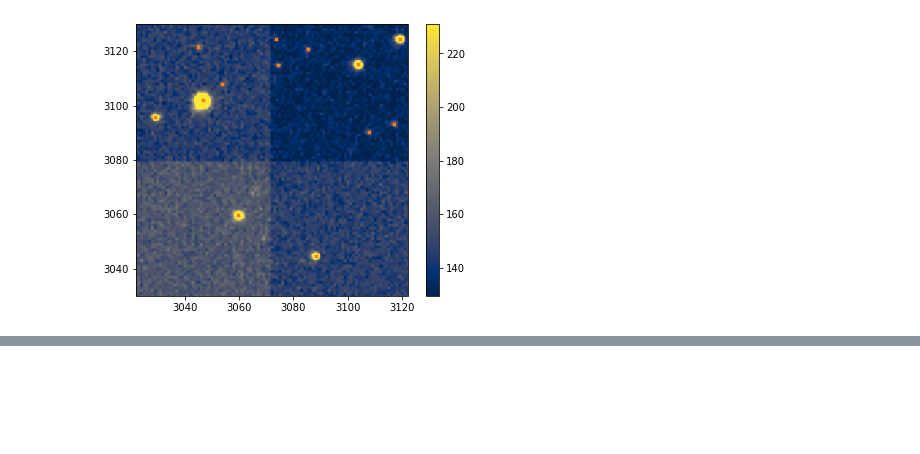
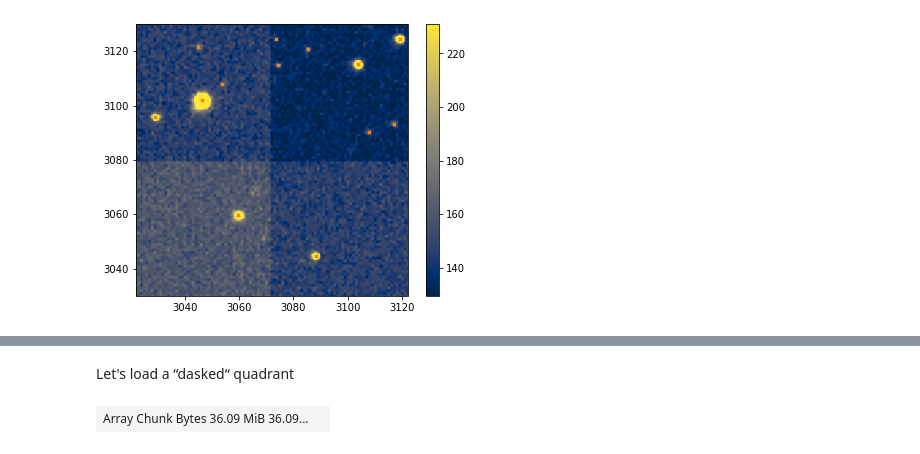
Before and after one commit to MickaelRigault/ztfimg, a Jupyter notebook: docs/notebooks/catalogs.ipynb, the cells around one changed output, grey strips where cells are left out. Cells and saved outputs as stored; diff of their text form; code cells hidden in the pictures; blank space fills up the shorter version.

```diff
--- a/docs/notebooks/catalogs.ipynb
+++ b/docs/notebooks/catalogs.ipynb
@@ -189,0 +203,2 @@ ax.set_ylim( ccdimg.qshape[0]-zwidth, ccdimg.qshape[0]+zwidth)
+# %% [markdown]
+Let's load a “dasked“ quadrant
@@ -189,0 +209,4 @@ ax.set_ylim( ccdimg.qshape[0]-zwidth, ccdimg.qshape[0]+zwidth)
+# %%
+qimg.data
+# %% [output]
+| Array Chunk Bytes 36.09 MiB 36.09... |  |
```
Also changed, not shown: parts of 10 cells of this notebook, 6 other files.
